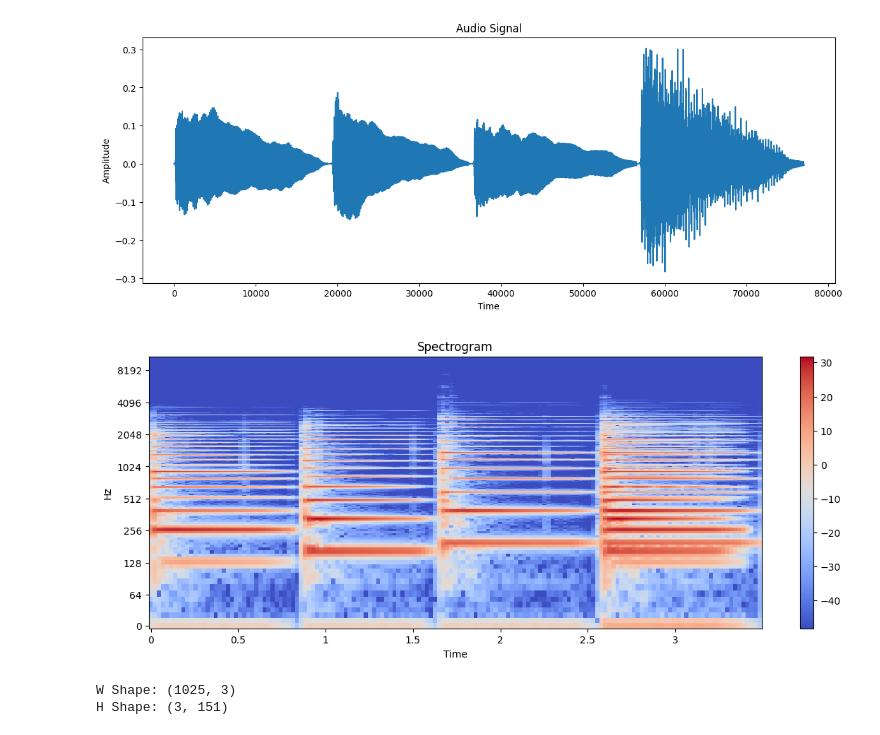
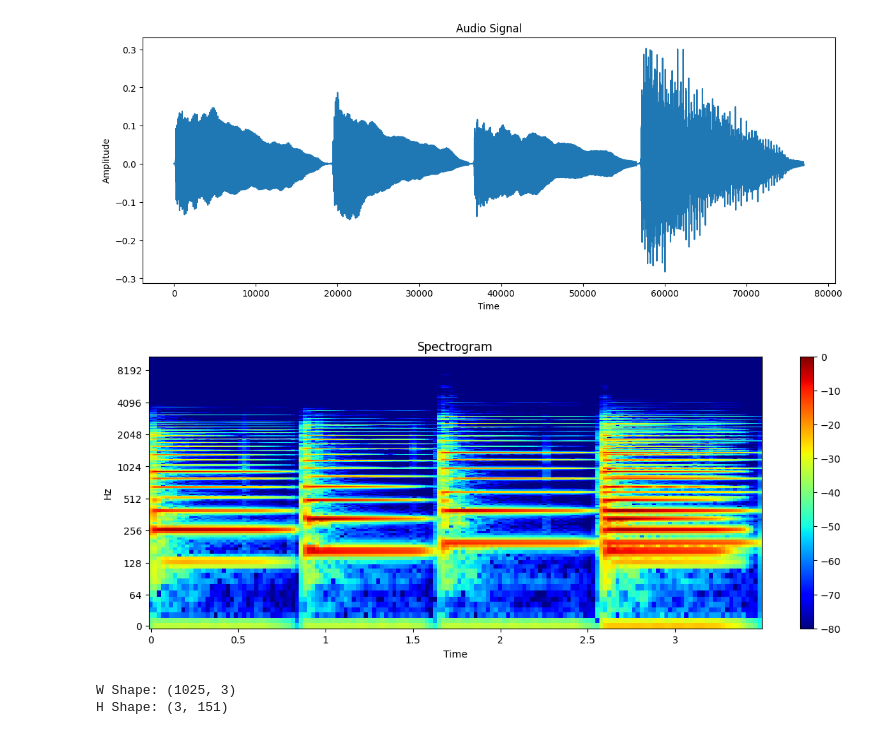
Before and after one commit to alexliebig/UnmaskingTheMelodies, a Jupyter notebook: sharad/nmf.ipynb, the cells around one changed output. Saved outputs shown, nothing was run; the diff lists cells and outputs as text; code cells hidden in the pictures.

```diff
--- a/sharad/nmf.ipynb
+++ b/sharad/nmf.ipynb
@@ -33,14 +37,14 @@ plt.show()
 # %%
 # Plot the spectrogram
 X = librosa.stft(audio)
-Xdb = librosa.amplitude_to_db(abs(X))
+Xdb = librosa.amplitude_to_db(abs(X), ref=np.max)
 plt.figure(figsize=(14, 5))
-librosa.display.specshow(Xdb, sr=sr, x_axis='time', y_axis='log')
+librosa.display.specshow(Xdb, sr=sr, x_axis ='time', y_axis='log', cmap= matplotlib.cm.jet)
 plt.colorbar()
 plt.title('Spectrogram')
 plt.show()
 # %% [output]
-[figure, old version]
+[figure, new version]
 # %%
 # Get magnitude and phase of the signal
 mag, phase = librosa.magphase(X)
```
Also changed, not shown: parts of 10 cells of this notebook.
